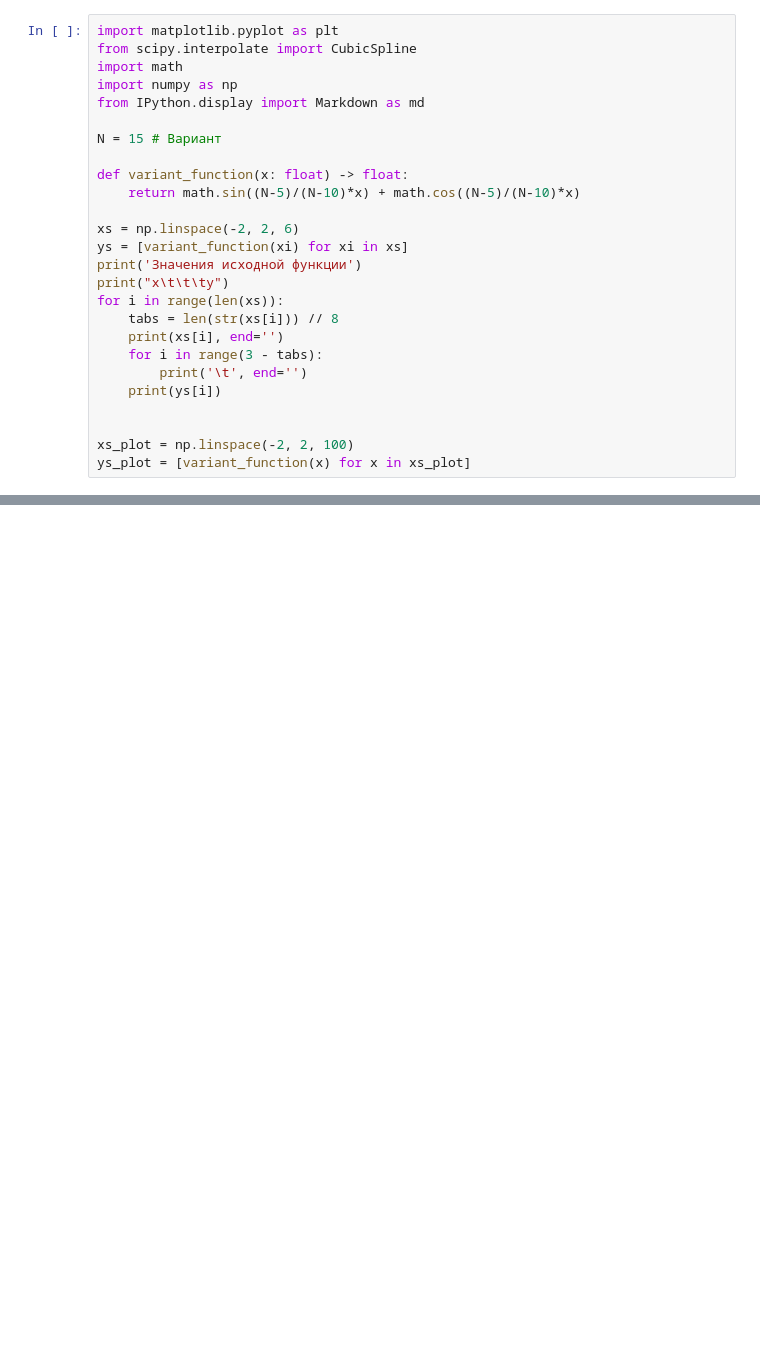
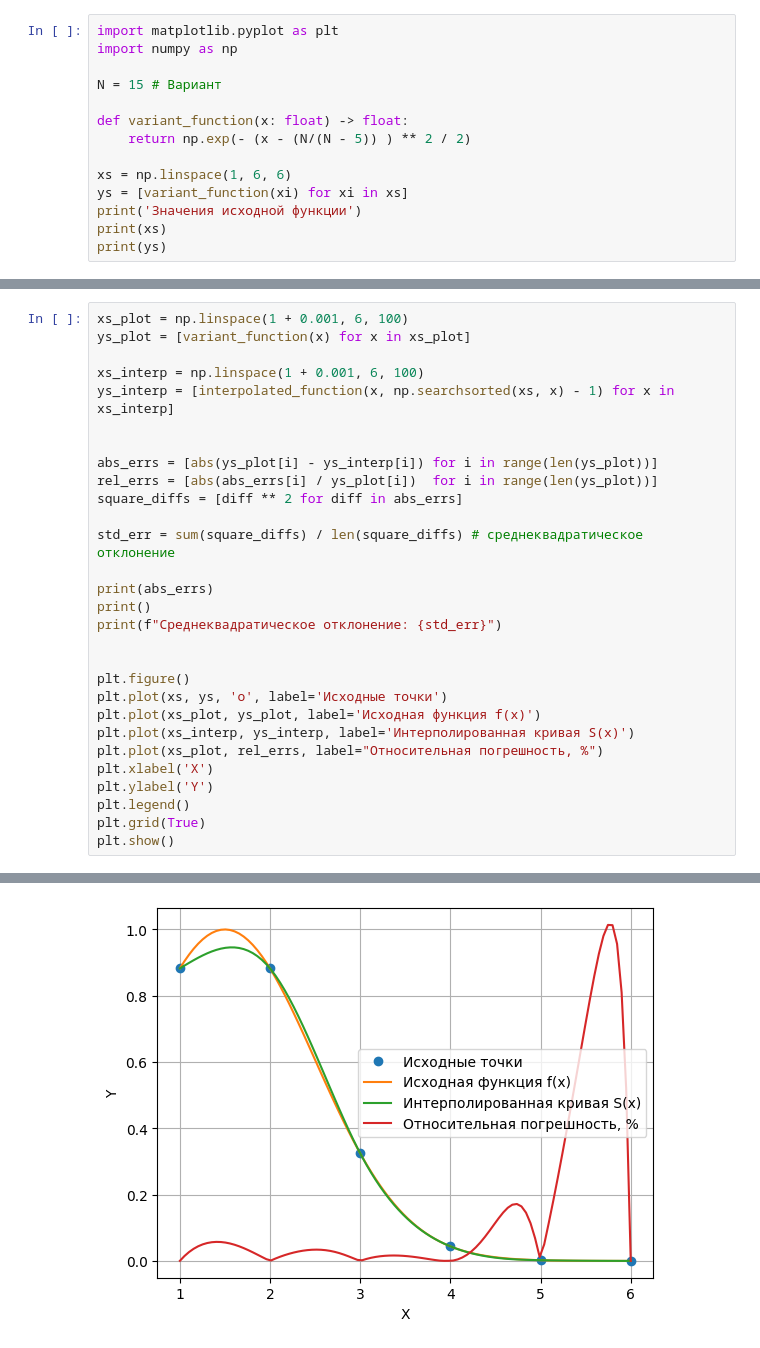
Before and after one commit to idb-22-15/computational-math, a Jupyter notebook: term4-lab2/main.ipynb, the cells around one changed output, grey strips where cells are left out. Drawn from its saved outputs; the diff is of its cells as text; blank space fills up the shorter version.

```diff
--- a/term4-lab2/main.ipynb
+++ b/term4-lab2/main.ipynb
@@ -1,28 +1,16 @@
 # %%
 import matplotlib.pyplot as plt
-from scipy.interpolate import CubicSpline
-import math
 import numpy as np
-from IPython.display import Markdown as md
 
 N = 15 # Вариант
 
 def variant_function(x: float) -> float:
-    return math.sin((N-5)/(N-10)*x) + math.cos((N-5)/(N-10)*x)
+    return np.exp(- (x - (N/(N - 5)) ) ** 2 / 2)
 
-xs = np.linspace(-2, 2, 6)
+xs = np.linspace(1, 6, 6)
 ys = [variant_function(xi) for xi in xs]
 print('Значения исходной функции')
-print("x\t\t\ty")
-for i in range(len(xs)):
-    tabs = len(str(xs[i])) // 8
-    print(xs[i], end='')
-    for i in range(3 - tabs):
-        print('\t', end='')
-    print(ys[i])
-
-
-xs_plot = np.linspace(-2, 2, 100)
-ys_plot = [variant_function(x) for x in xs_plot]
+print(xs)
+print(ys)
 # %% [output]
 Значения исходной функции
@@ -176,0 +71,30 @@ $\sigma = 6.77927340424307e \cdot e^{-32}$
+# %%
+xs_plot = np.linspace(1 + 0.001, 6, 100)
+ys_plot = [variant_function(x) for x in xs_plot]
+
+xs_interp = np.linspace(1 + 0.001, 6, 100)
+ys_interp = [interpolated_function(x, np.searchsorted(xs, x) - 1) for x in xs_interp]
+
+
+abs_errs = [abs(ys_plot[i] - ys_interp[i]) for i in range(len(ys_plot))]
+rel_errs = [abs(abs_errs[i] / ys_plot[i])  for i in range(len(ys_plot))]
+square_diffs = [diff ** 2 for diff in abs_errs]
+
+std_err = sum(square_diffs) / len(square_diffs) # среднеквадратическое отклонение
+
+print(abs_errs)
+print()
+print(f"Среднеквадратическое отклонение: {std_err}")
+
+
+plt.figure()
+plt.plot(xs, ys, 'o', label='Исходные точки')
+plt.plot(xs_plot, ys_plot, label='Исходная функция f(x)')
+plt.plot(xs_interp, ys_interp, label='Интерполированная кривая S(x)')
+plt.plot(xs_plot, rel_errs, label="Относительная погрешность, %")
+plt.xlabel('X')
+plt.ylabel('Y')
+plt.legend()
+plt.grid(True)
+plt.show()
+# %% [output]
@@ -176,0 +104 @@ $\sigma = 6.77927340424307e \cdot e^{-32}$
+[figure, added]
```
Also changed, not shown: parts of 9 cells of this notebook, 9 other files.
